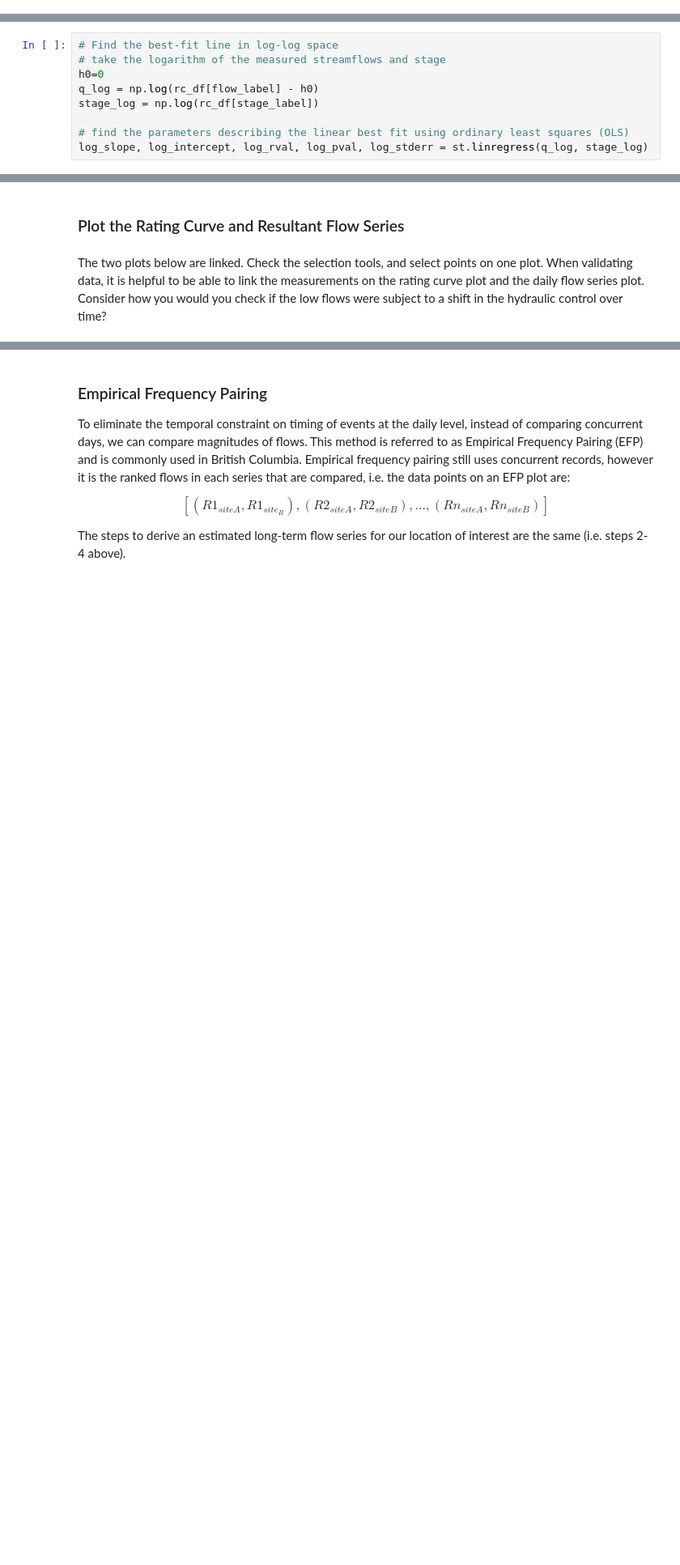
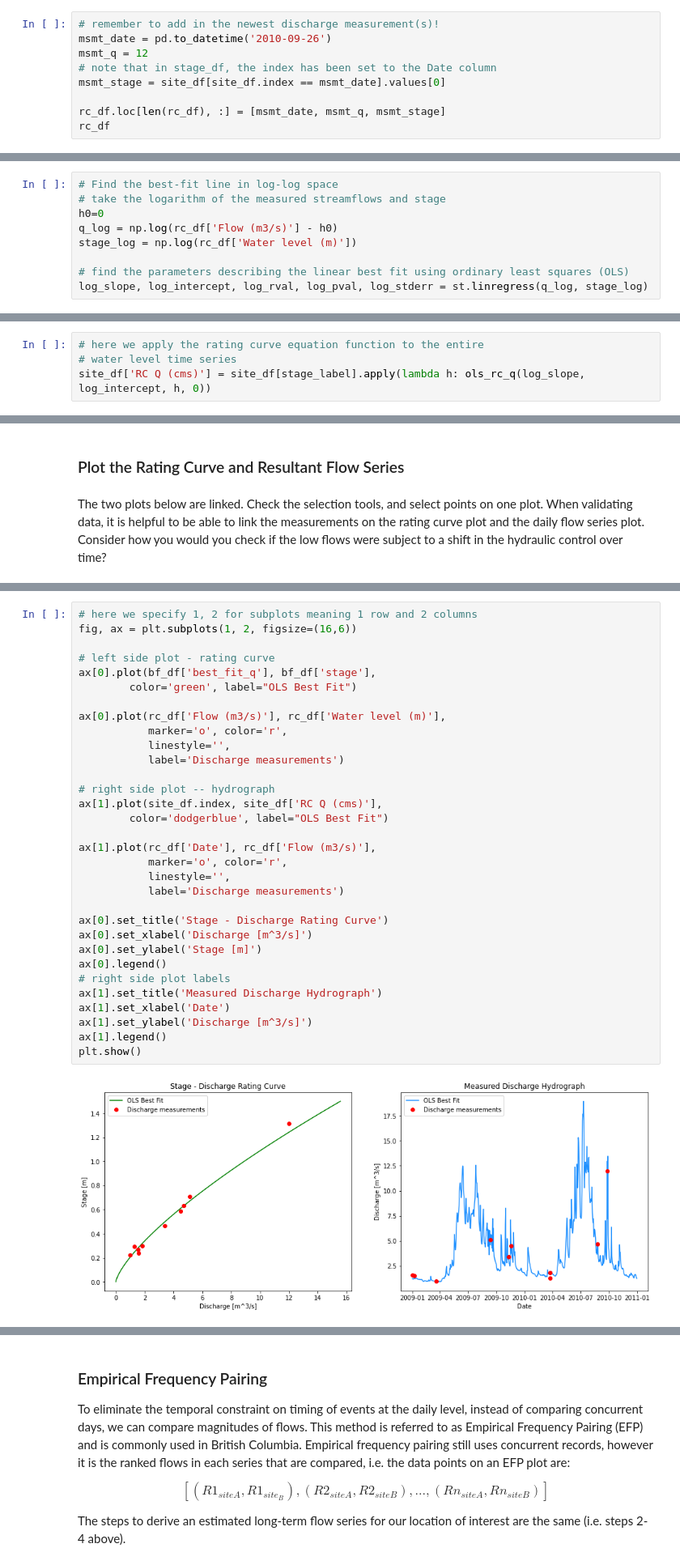
Before and after one commit to dankovacek/Engineering_Hydrology_Notebooks, a Jupyter notebook: _sources/notebooks/Notebook_3/Notebook_3.ipynb, the cells around one changed output, grey strips where cells are left out. Shown at 81% size. Cells and saved outputs as stored; diff of their text form; blank space fills up the shorter version.

```diff
--- a/_sources/notebooks/Notebook_3/Notebook_3.ipynb
+++ b/_sources/notebooks/Notebook_3/Notebook_3.ipynb
@@ -51,0 +66,9 @@ rc_df
+# %%
+# remember to add in the newest discharge measurement(s)!
+msmt_date = pd.to_datetime('2010-09-26')
+msmt_q = 12
+# note that in stage_df, the index has been set to the Date column
+msmt_stage = site_df[site_df.index == msmt_date].values[0]
+
+rc_df.loc[len(rc_df), :] = [msmt_date, msmt_q, msmt_stage]
+rc_df
@@ -87,8 +122,8 @@ def ols_rc_q(slope, intercept, h, h0):
 # Find the best-fit line in log-log space
 # take the logarithm of the measured streamflows and stage
 h0=0
-q_log = np.log(rc_df[flow_label] - h0)
-stage_log = np.log(rc_df[stage_label])
+q_log = np.log(rc_df['Flow (m3/s)'] - h0)
+stage_log = np.log(rc_df['Water level (m)'])
 
 # find the parameters describing the linear best fit using ordinary least squares (OLS)
 log_slope, log_intercept, log_rval, log_pval, log_stderr = st.linregress(q_log, stage_log)
@@ -117,0 +156,4 @@ stage_df
+# %%
+# here we apply the rating curve equation function to the entire
+# water level time series
+site_df['RC Q (cms)'] = site_df[stage_label].apply(lambda h: ols_rc_q(log_slope, log_intercept, h, 0))
@@ -177,0 +178,34 @@ show(layout)
+# %%
+# here we specify 1, 2 for subplots meaning 1 row and 2 columns
+fig, ax = plt.subplots(1, 2, figsize=(16,6))
+
+# left side plot - rating curve
+ax[0].plot(bf_df['best_fit_q'], bf_df['stage'],
+        color='green', label="OLS Best Fit")
+
+ax[0].plot(rc_df['Flow (m3/s)'], rc_df['Water level (m)'],
+           marker='o', color='r',
+           linestyle='',
+           label='Discharge measurements')
+
+# right side plot -- hydrograph
+ax[1].plot(site_df.index, site_df['RC Q (cms)'],
+        color='dodgerblue', label="OLS Best Fit")
+
+ax[1].plot(rc_df['Date'], rc_df['Flow (m3/s)'],
+           marker='o', color='r',
+           linestyle='',
+           label='Discharge measurements')
+
+ax[0].set_title('Stage - Discharge Rating Curve')
+ax[0].set_xlabel('Discharge [m^3/s]')
+ax[0].set_ylabel('Stage [m]')
+ax[0].legend()
+# right side plot labels
+ax[1].set_title('Measured Discharge Hydrograph')
+ax[1].set_xlabel('Date')
+ax[1].set_ylabel('Discharge [m^3/s]')
+ax[1].legend()
+plt.show()
+# %% [output]
+[figure, added]
```
Also changed, not shown: parts of 71 cells of this notebook, 19 other files.
